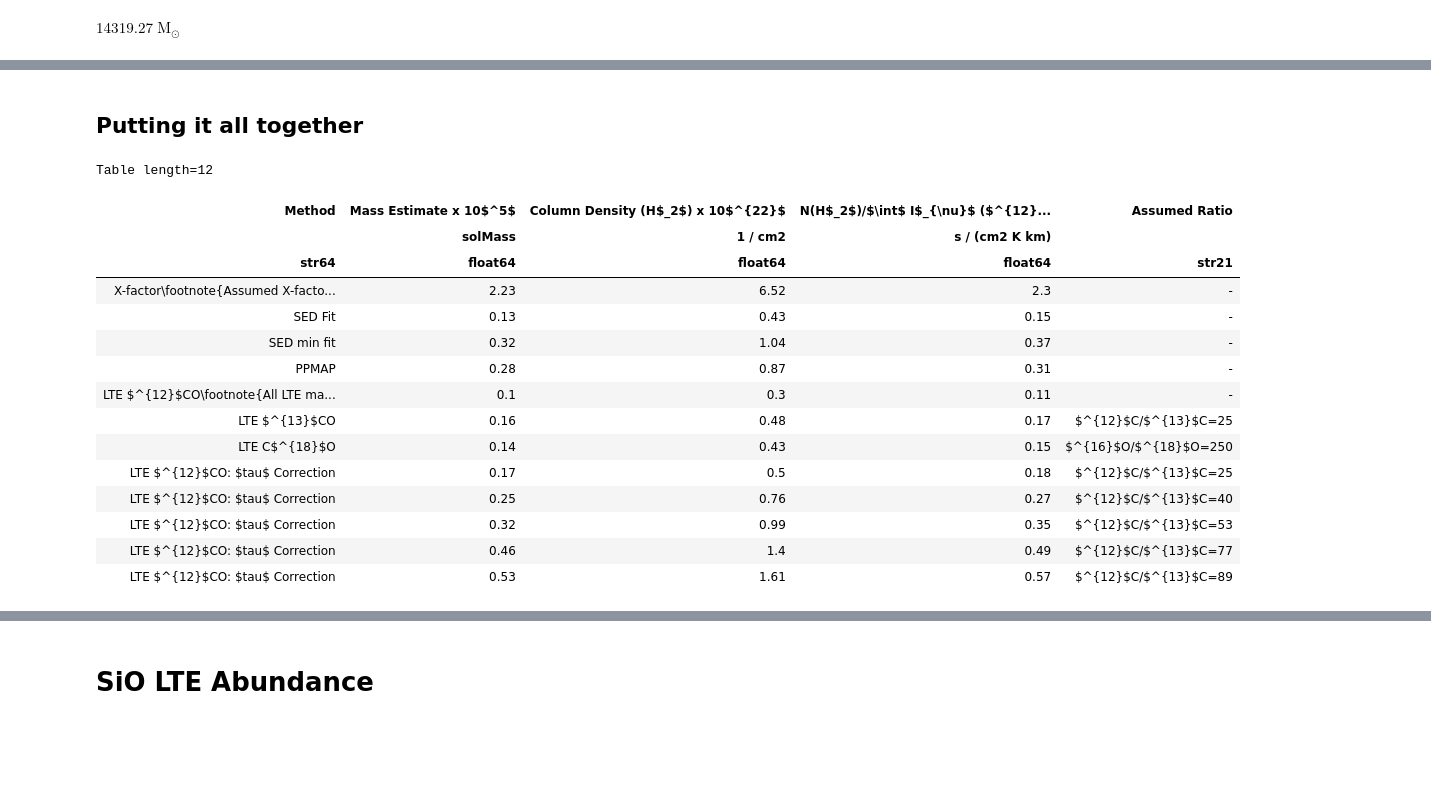
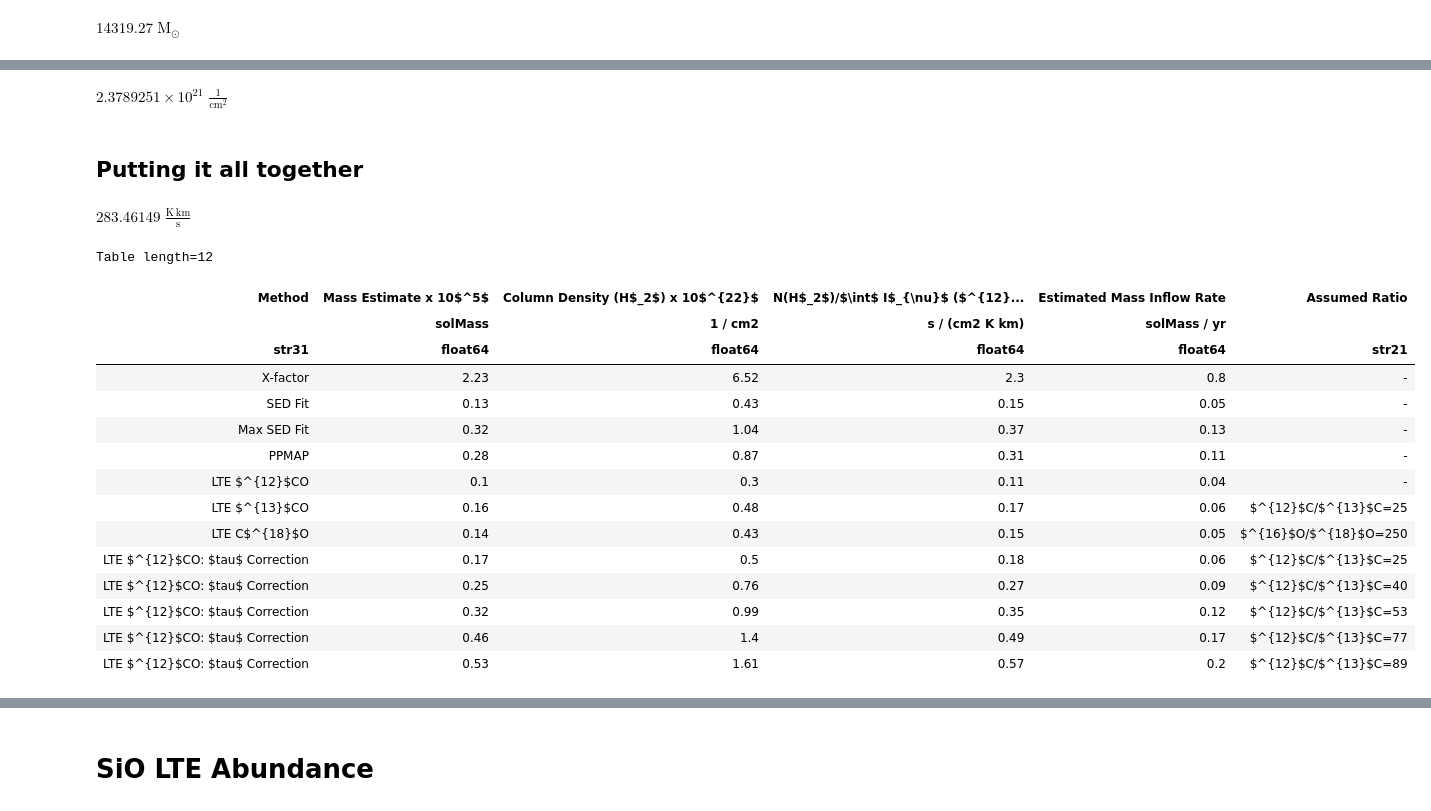
Before and after one commit to SpacialTree/clouds-g5-b1, a Jupyter notebook: lte_mass_estimate.ipynb, the cells around one changed output, grey strips where cells are left out. Saved outputs shown, nothing was run; the diff lists cells and outputs as text; code cells hidden in the pictures; blank space fills up the shorter version.

```diff
--- a/lte_mass_estimate.ipynb
+++ b/lte_mass_estimate.ipynb
@@ -776,3 +906,8 @@ colden_ltec18o = np.nanmean(N_31_h2)
+# %%
+colden_ltec18o_err = np.nanstd(N_31_h2)
+colden_ltec18o_err
+# %% [output]
+$2.3789251 \times 10^{21} \; \mathrm{\frac{1}{cm^{2}}}$
 # %% [markdown]
 ## Putting it all together
 # %%
@@ -788,7 +923,26 @@ coldensities = [colden_xfactor, colden_dustemissivity, colden_dustemissivity_alt
                 #colden_lte12co_tau, colden_lte12co_tau_30, colden_lte12co_tau_40,
                 #colden_lte12co_tau_18, colden_lte12co_tau_275, colden_lte12co_tau_350, colden_lte12co_tau_440
                ]*u.cm**(-2)
+coldensities_err = [colden_xfactor_err, colden_dustemissivity_err, colden_dustemissivity_alt_err, colden_ppmap_err,
+                colden_lte12co_err, colden_lte13co_err, colden_ltec18o_err,
+                colden_lte12co_tau_err, colden_lte12co_tau_40_err, colden_lte12co_tau_53_err, colden_lte12co_tau_77_err, colden_lte12co_tau_89_err
+                #colden_lte12co_tau, colden_lte12co_tau_30, colden_lte12co_tau_40,
+                #colden_lte12co_tau_18, colden_lte12co_tau_275, colden_lte12co_tau_350, colden_lte12co_tau_440
+               ]*u.cm**(-2)
+
+masses_err = masses * (coldensities_err / coldensities)
 xfactor_calc = coldensities / (np.nanmean(cube17_0)*0.8)
+xfactor_err = xfactor_calc * np.sqrt(np.power(np.divide(coldensities_err, coldensities), 2)
+                                     + np.power(np.nanstd(cube17_0)/(np.nanmean(cube17_0)*0.8), 2))
+# mass_inflow_rate * new_X_CO / old_X_CO
+canon_inflow = 0.8 * u.Msun / u.year # 2.7 * u.Msun / u.year
+mass_inflow_rate = canon_inflow * xfactor_calc / xfactor
+mass_inflow_rate_err = mass_inflow_rate * np.sqrt(np.power(0.6/0.8, 2) +
+                                                  np.power(0.3/2.3, 2) +
+                                                  np.power(np.divide(xfactor_err, xfactor_calc), 2))
+mass_inflow_rate_err[0] = 0.6 * u.Msun / u.year
+xfactor_err[0] = 0.3 * 10**20 * u.cm**-2 / (u.K * u.km /u.second)
+
 ratio_used = ['-', '-', '-', '-', '-',
               '$^{12}$C/$^{13}$C=25', '$^{16}$O/$^{18}$O=250',
               '$^{12}$C/$^{13}$C=25',
@@ -797,14 +951,23 @@ ratio_used = ['-', '-', '-', '-', '-',
 
 for ii in range(len(masses)):
     masses[ii] = np.round(masses[ii]/(10**5), 2)#*u.Msun
+    masses_err[ii] = np.round(masses_err[ii]/(10**5), 2)
     coldensities[ii] = np.round(coldensities[ii]/(10**22), 2)#*u.cm**(-2)
+    coldensities_err[ii] = np.round(coldensities_err[ii]/(10**22), 2)
     xfactor_calc[ii] = np.round(xfactor_calc[ii]/(10**20), 2)
+    xfactor_err[ii] = np.round(xfactor_err[ii]/(10**20), 2)
+    mass_inflow_rate[ii] = np.round(mass_inflow_rate[ii], 2)
+    mass_inflow_rate_err[ii] = np.round(mass_inflow_rate_err[ii], 2)
+# %%
+np.nanmean(cube17_0)*0.8
+# %% [output]
+$283.46149 \; \mathrm{\frac{K\,km}{s}}$
 # %%
-methods = ['X-factor\\footnote{Assumed X-factor from \citet{strong88}}',
+methods = ['X-factor',#\\footnote{Assumed X-factor from \citet{strong88}}\\footnote{Mass inflow rate from \citet{Hatchfield2021}}',
            'SED Fit',
-           'Max SED Fit',
+           'Max SED Fit',#\\footnote{Wavelengths \SI{250}{\micron}, \SI{350}{\micron}, \SI{500}{\micron}, \SI{850}{\micron} and \SI{1.1}{mm}}',
            'PPMAP',
-           'LTE $^{12}$CO\\footnote{All LTE masses assume CO/H$_2 = 10^{-4}$}',
+           'LTE $^{12}$CO',#\\footnote{All LTE masses assume CO/H$_2 = 10^{-4}$}',
            'LTE $^{13}$CO',#; $^{12}$C/$^{13}$C=25',
            'LTE C$^{18}$O',#; $^{16}$O/$^{18}$O=250',
            'LTE $^{12}$CO: $tau$ Correction',# $^{12}$C/$^{13}$C=25',
@@ -817,26 +980,26 @@ methods = ['X-factor\\footnote{Assumed X-factor from \citet{strong88}}',
           ]
 # %%
 names = ['Method', 'Mass Estimate x 10$^5$', 'Column Density (H$_2$) x 10$^{22}$',
-         'N(H$_2$)/$\int$ I$_{\nu}$ ($^{12}CO$) d$\nu$ x 10$^{20}$', 'Assumed Ratio']
+         'N(H$_2$)/$\int$ I$_{\nu}$ ($^{12}CO$) d$\nu$ x 10$^{20}$', 'Estimated Mass Inflow Rate', 'Assumed Ratio']
 # %%
-tbl = Table([methods, masses, coldensities, xfactor_calc, ratio_used], names=names)
+tbl = Table([methods, masses, coldensities, xfactor_calc, mass_inflow_rate, ratio_used], names=names)
 tbl
 # %% [output]
 Table length=12
-| Method | Mass Estimate x 10$^5$ | Column Density (H$_2$) x 10$^{22}$ | N(H$_2$)/$\int$ I$_{\nu}$ ($^{12}... | Assumed Ratio |
-|  | solMass | 1 / cm2 | s / (cm2 K km) |  |
-| str64 | float64 | float64 | float64 | str21 |
-| X-factor\footnote{Assumed X-facto... | 2.23 | 6.52 | 2.3 | - |
-| SED Fit | 0.13 | 0.43 | 0.15 | - |
-| SED min fit | 0.32 | 1.04 | 0.37 | - |
-| PPMAP | 0.28 | 0.87 | 0.31 | - |
-| LTE $^{12}$CO\footnote{All LTE ma... | 0.1 | 0.3 | 0.11 | - |
-| LTE $^{13}$CO | 0.16 | 0.48 | 0.17 | $^{12}$C/$^{13}$C=25 |
-| LTE C$^{18}$O | 0.14 | 0.43 | 0.15 | $^{16}$O/$^{18}$O=250 |
-| LTE $^{12}$CO: $tau$ Correction | 0.17 | 0.5 | 0.18 | $^{12}$C/$^{13}$C=25 |
-| LTE $^{12}$CO: $tau$ Correction | 0.25 | 0.76 | 0.27 | $^{12}$C/$^{13}$C=40 |
-| LTE $^{12}$CO: $tau$ Correction | 0.32 | 0.99 | 0.35 | $^{12}$C/$^{13}$C=53 |
-| LTE $^{12}$CO: $tau$ Correction | 0.46 | 1.4 | 0.49 | $^{12}$C/$^{13}$C=77 |
-| LTE $^{12}$CO: $tau$ Correction | 0.53 | 1.61 | 0.57 | $^{12}$C/$^{13}$C=89 |
+| Method | Mass Estimate x 10$^5$ | Column Density (H$_2$) x 10$^{22}$ | N(H$_2$)/$\int$ I$_{\nu}$ ($^{12}... | Estimated Mass Inflow Rate | Assumed Ratio |
+|  | solMass | 1 / cm2 | s / (cm2 K km) | solMass / yr |  |
+| str31 | float64 | float64 | float64 | float64 | str21 |
+| X-factor | 2.23 | 6.52 | 2.3 | 0.8 | - |
+| SED Fit | 0.13 | 0.43 | 0.15 | 0.05 | - |
+| Max SED Fit | 0.32 | 1.04 | 0.37 | 0.13 | - |
+| PPMAP | 0.28 | 0.87 | 0.31 | 0.11 | - |
+| LTE $^{12}$CO | 0.1 | 0.3 | 0.11 | 0.04 | - |
+| LTE $^{13}$CO | 0.16 | 0.48 | 0.17 | 0.06 | $^{12}$C/$^{13}$C=25 |
+| LTE C$^{18}$O | 0.14 | 0.43 | 0.15 | 0.05 | $^{16}$O/$^{18}$O=250 |
+| LTE $^{12}$CO: $tau$ Correction | 0.17 | 0.5 | 0.18 | 0.06 | $^{12}$C/$^{13}$C=25 |
+| LTE $^{12}$CO: $tau$ Correction | 0.25 | 0.76 | 0.27 | 0.09 | $^{12}$C/$^{13}$C=40 |
+| LTE $^{12}$CO: $tau$ Correction | 0.32 | 0.99 | 0.35 | 0.12 | $^{12}$C/$^{13}$C=53 |
+| LTE $^{12}$CO: $tau$ Correction | 0.46 | 1.4 | 0.49 | 0.17 | $^{12}$C/$^{13}$C=77 |
+| LTE $^{12}$CO: $tau$ Correction | 0.53 | 1.61 | 0.57 | 0.2 | $^{12}$C/$^{13}$C=89 |
 # %%
 #ascii.write(tbl, format='latex')
```
Also changed, not shown: parts of 59 cells of this notebook, 2 other files.
